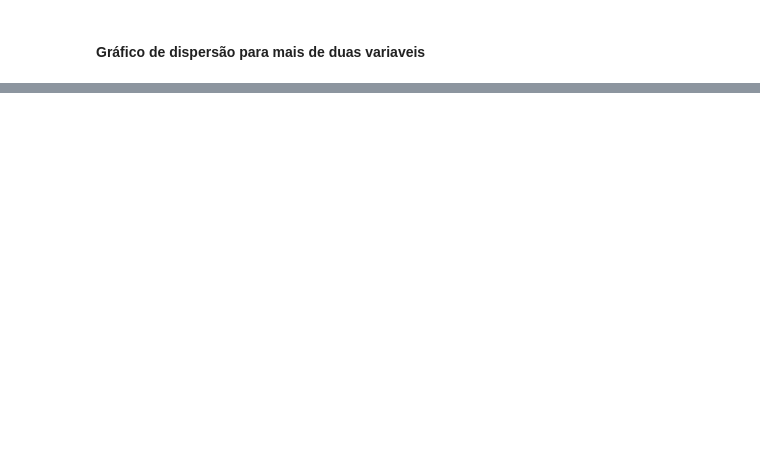
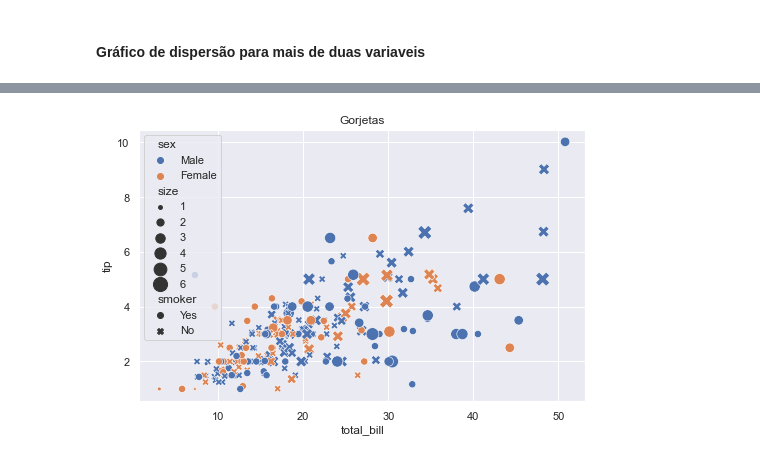
Before and after one commit to JpLimags/curso_vizualiza-o_dados_LeadDell, a Jupyter notebook: graf_dispersao.ipynb, the cells around one changed output, grey strips where cells are left out. Saved outputs shown, nothing was run; the diff lists cells and outputs as text; code cells hidden in the pictures; blank space fills up the shorter version.

```diff
--- a/graf_dispersao.ipynb
+++ b/graf_dispersao.ipynb
@@ -76,0 +79,7 @@ plt.show()
+# %%
+plt.figure(figsize=(8,5))
+plt.title("Gorjetas")
+sns.scatterplot(x="total_bill", y="tip", size="size", hue="sex",style="smoker", sizes=(15,200), data = tips)
+plt.show()
+# %% [output]
+[figure, added]
```
Also changed, not shown: parts of 7 cells of this notebook, 1 other file.
